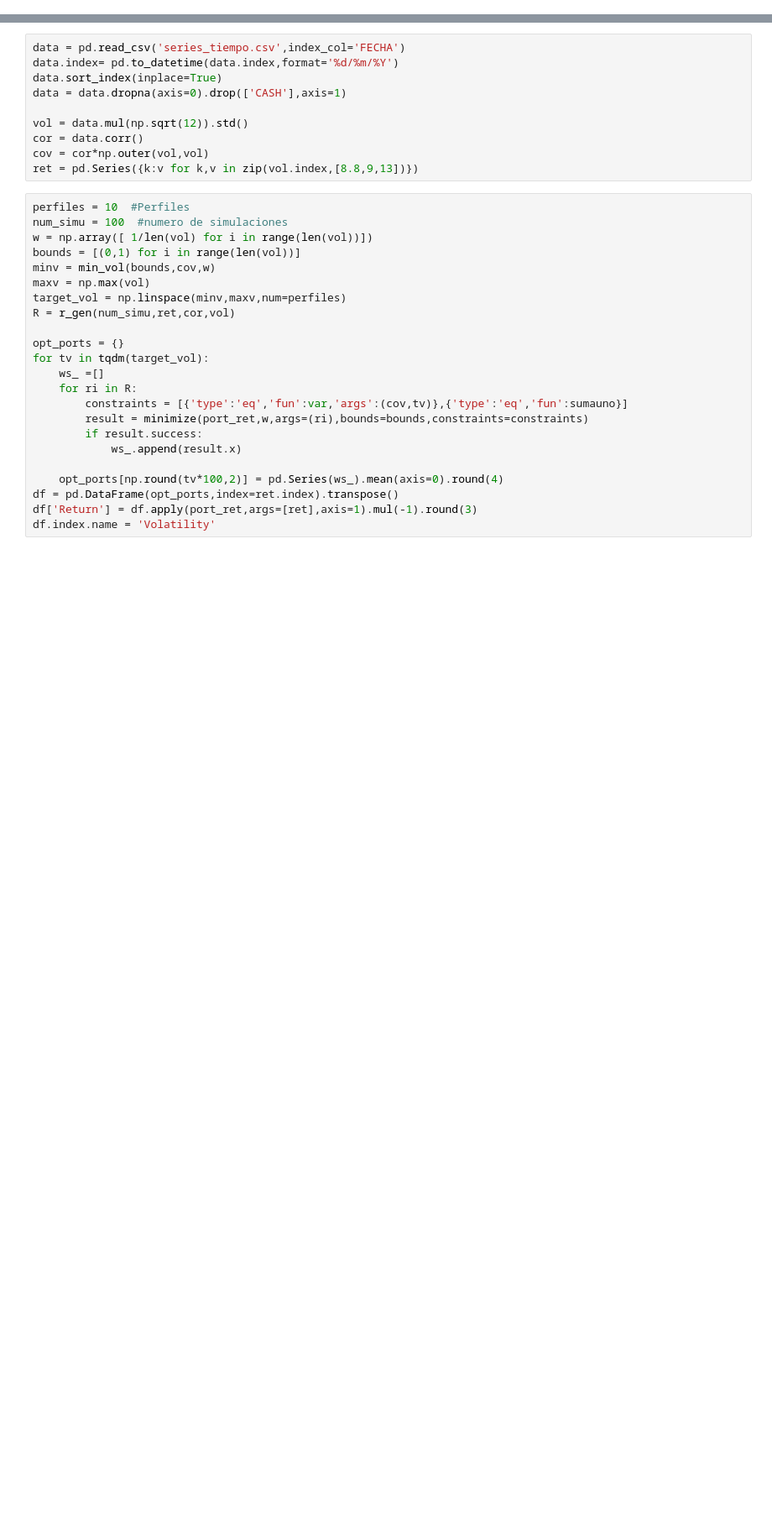
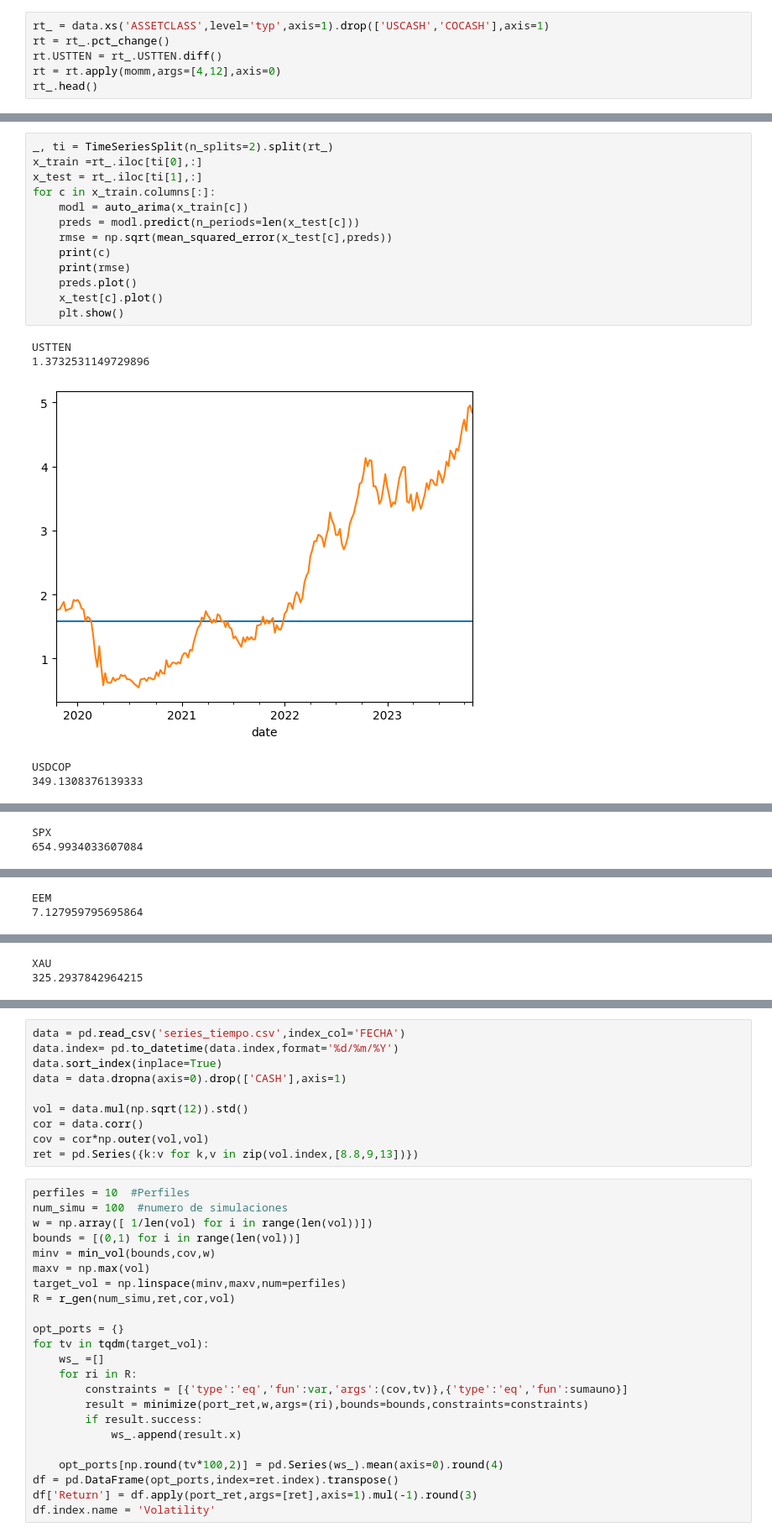
Before and after one commit to pablism/portoptim, a Jupyter notebook: optim.ipynb, the cells around one changed output, grey strips where cells are left out. Shown at 84% size. Cells and saved outputs as stored; diff of their text form; blank space fills up the shorter version.

```diff
--- a/optim.ipynb
+++ b/optim.ipynb
@@ -16,0 +50,6 @@ from funciones_optim import port_ret,sumauno,var,r_gen,min_vol
+# %%
+rt_ = data.xs('ASSETCLASS',level='typ',axis=1).drop(['USCASH','COCASH'],axis=1)
+rt = rt_.pct_change()
+rt.USTTEN = rt_.USTTEN.diff()
+rt = rt.apply(momm,args=[4,12],axis=0)
+rt_.head()
@@ -16,0 +64,19 @@ from funciones_optim import port_ret,sumauno,var,r_gen,min_vol
+# %%
+_, ti = TimeSeriesSplit(n_splits=2).split(rt_)
+x_train =rt_.iloc[ti[0],:]
+x_test = rt_.iloc[ti[1],:]
+for c in x_train.columns[:]:
+    modl = auto_arima(x_train[c])
+    preds = modl.predict(n_periods=len(x_test[c]))
+    rmse = np.sqrt(mean_squared_error(x_test[c],preds))
+    print(c)
+    print(rmse)
+    preds.plot()
+    x_test[c].plot()
+    plt.show()
+# %% [output]
+USTTEN
+1.3732531149729896
+[figure, added]
+USDCOP
+349.1308376139333
@@ -16,0 +84,2 @@ from funciones_optim import port_ret,sumauno,var,r_gen,min_vol
+SPX
+654.9934033607084
@@ -16,0 +87,2 @@ from funciones_optim import port_ret,sumauno,var,r_gen,min_vol
+EEM
+7.127959795695864
@@ -16,0 +90,2 @@ from funciones_optim import port_ret,sumauno,var,r_gen,min_vol
+XAU
+325.2937842964215
```
Also changed, not shown: parts of 7 cells of this notebook, 6 other files.
